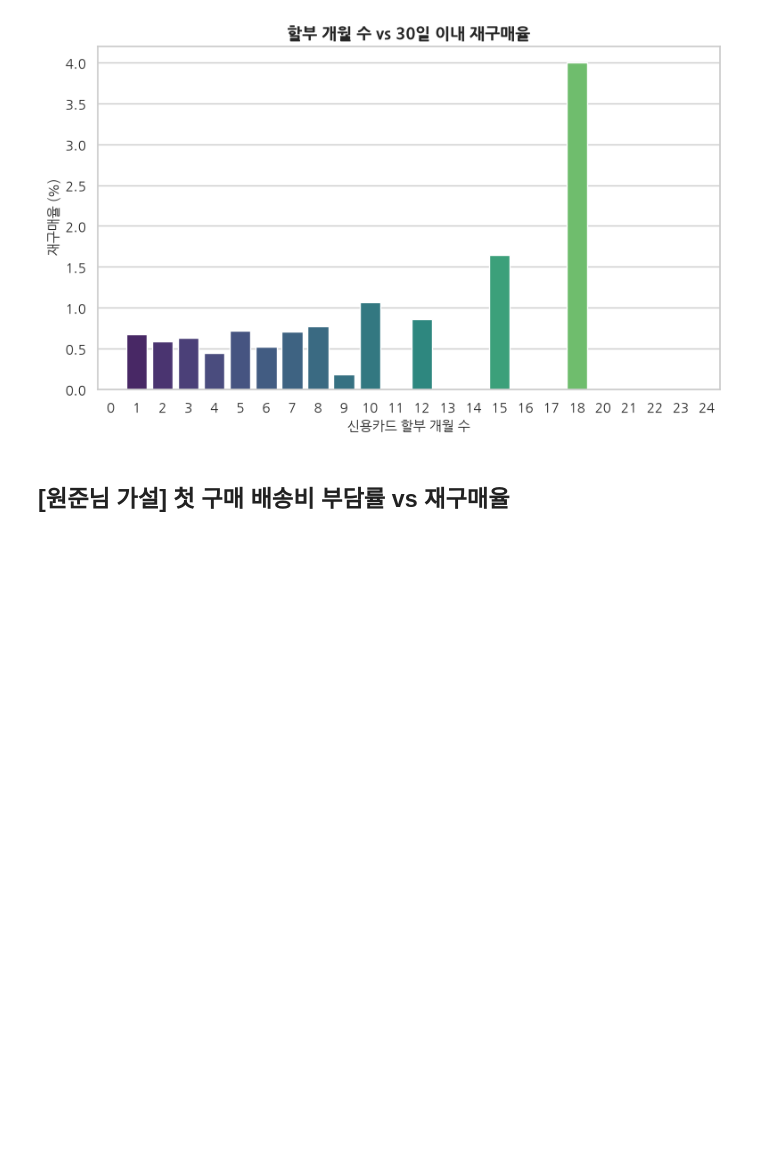
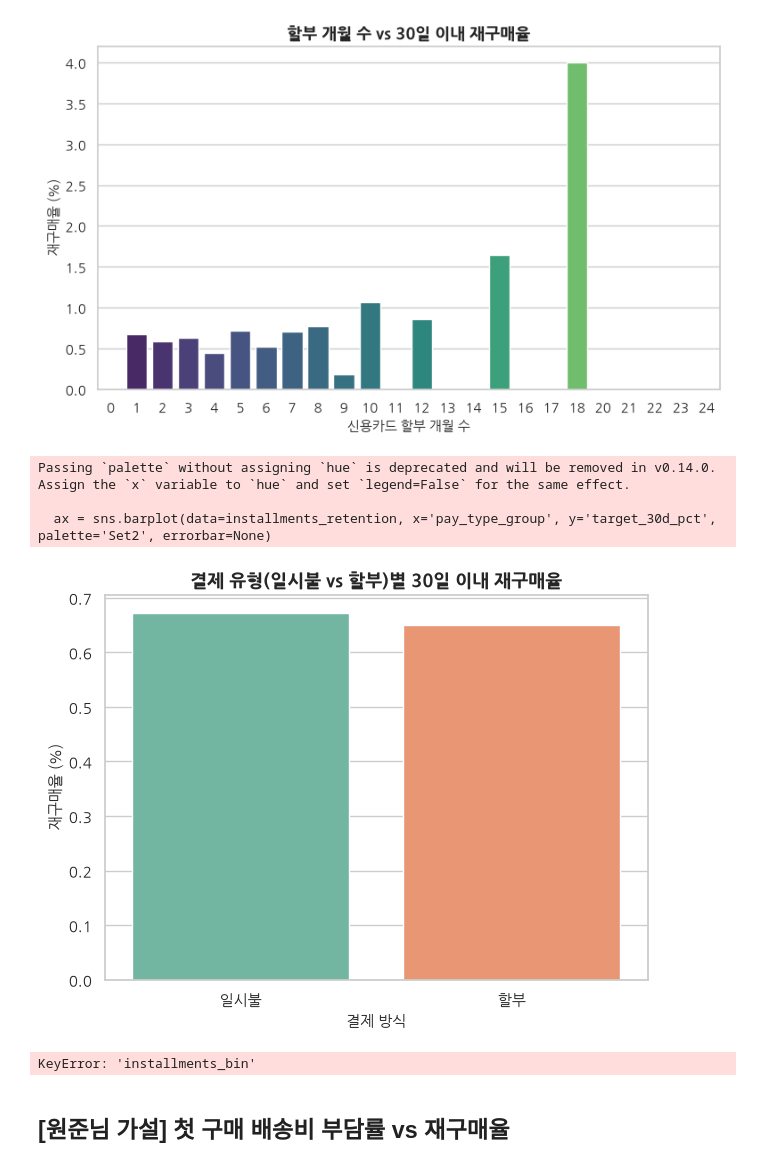
Before and after one commit to roh-git/Olist_DATA_ANALYSIS_PROJECT, a Jupyter notebook: Olist_Analysis.ipynb, the cells around one changed output. Cells and saved outputs as stored; diff of their text form; code cells hidden in the pictures; blank space fills up the shorter version.

```diff
--- a/Olist_Analysis.ipynb
+++ b/Olist_Analysis.ipynb
@@ -421,6 +421,71 @@ Passing `palette` without assigning `hue` is deprecated and will be removed in v
 
   ax = sns.barplot(data=installments_retention, x='installments', y='target_30d_pct', palette='viridis', errorbar=None)
 [figure]
+# %%
+# [수정 위치 1] 시각화 직전, 데이터 그룹화 및 파생변수 생성 파트
+
+# 예시: 할부 개월 수가 1보다 크면 '할부', 1이거나 그 이하(일시불 등)면 '일시불'로 분류
+eda_df['pay_type_group'] = eda_df['installments'].apply(lambda x: '할부' if x > 1 else '일시불')
+
+# 그룹화 기준 변경 (할부 vs 일시불)
+installments_retention = eda_df.groupby('pay_type_group')['target_30d'].mean().reset_index()
+installments_retention['target_30d_pct'] = installments_retention['target_30d'] * 100
+
+plt.figure(figsize=(7, 5))
+ax = sns.barplot(data=installments_retention, x='pay_type_group', y='target_30d_pct', palette='Set2', errorbar=None)
+plt.title('결제 유형(일시불 vs 할부)별 30일 이내 재구매율', fontsize=13, fontweight='bold')
+plt.xlabel('결제 방식', fontsize=11)
+plt.ylabel('재구매율 (%)', fontsize=11)
+plt.show()
+# %% [output]
+Passing `palette` without assigning `hue` is deprecated and will be removed in v0.14.0. Assign the `x` variable to `hue` and set `legend=False` for the same effect.
+
+  ax = sns.barplot(data=installments_retention, x='pay_type_group', y='target_30d_pct', palette='Set2', errorbar=None)
+[figure, added]
+# %%
+import matplotlib.pyplot as plt
+import seaborn as sns
+
+# 1. 할부 개월 수 구간별 전체 고객 수 및 재구매 고객 수(합계) 집계
+installment_count_retention = eda_df.groupby('installments_bin', observed=True).agg(
+    total_customers=('target_30d', 'count'),        # 구간별 전체 고객 수
+    repurchase_customers=('target_30d', 'sum')      # 30일 이내 재구매 고객 수 (1의 합계)
+).reset_index()
+
+# 2. 시각화를 위한 2개의 서브플롯(왼쪽: 재구매 고객 수, 오른쪽: 재구매율 %) 생성
+fig, axes = plt.subplots(1, 2, figsize=(14, 5))
+
+# [왼쪽 그래프] 할부 구간별 재구매 고객 수 (절대량)
+sns.barplot(data=installment_count_retention, x='installments_bin', y='repurchase_customers', ax=axes[0], palette='Blues_d', errorbar=None)
+axes[0].set_title('할부 구간별 재구매 고객 수 (명)', fontsize=12, fontweight='bold')
+axes[0].set_xlabel('할부 개월 수 구간', fontsize=10)
+axes[0].set_ylabel('재구매 고객 수', fontsize=10)
+axes[0].tick_params(axis='x', rotation=15)
+
+for p in axes[0].patches:
+    axes[0].annotate(f'{int(p.get_height()):,}',
+                     (p.get_x() + p.get_width() / 2., p.get_height()),
+                     ha='center', va='bottom', fontsize=9, color='black',
+                     xytext=(0, 5), textcoords='offset points')
+
+# [오른쪽 그래프] 할부 구간별 재구매율 (%)
+installment_count_retention['repurchase_pct'] = (installment_count_retention['repurchase_customers'] / installment_count_retention['total_customers']) * 100
+sns.barplot(data=installment_count_retention, x='installments_bin', y='repurchase_pct', ax=axes[1], palette='viridis', errorbar=None)
+axes[1].set_title('할부 구간별 재구매율 (%)', fontsize=12, fontweight='bold')
+axes[1].set_xlabel('할부 개월 수 구간', fontsize=10)
+axes[1].set_ylabel('재구매율 (%)', fontsize=10)
+axes[1].tick_params(axis='x', rotation=15)
+
+for p in axes[1].patches:
+    axes[1].annotate(f'{p.get_height():.2f}%',
+                     (p.get_x() + p.get_width() / 2., p.get_height()),
+                     ha='center', va='bottom', fontsize=9, color='black',
+                     xytext=(0, 5), textcoords='offset points')
+
+plt.tight_layout()
+plt.show()
+# %% [output]
+KeyError: 'installments_bin'
 # %% [markdown]
 ## [원준님 가설] 첫 구매 배송비 부담률 vs 재구매율
 # %% [markdown]
```
Also changed, not shown: parts of 1 cell of this notebook.
